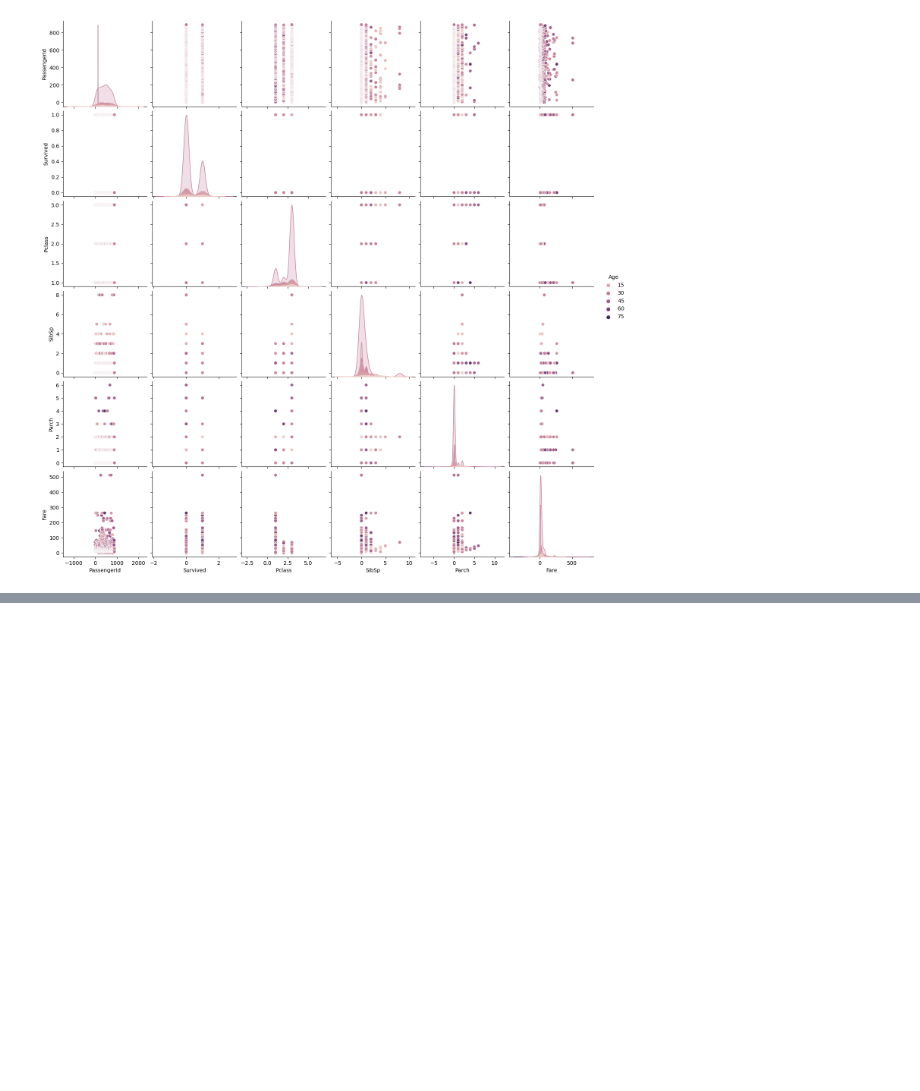
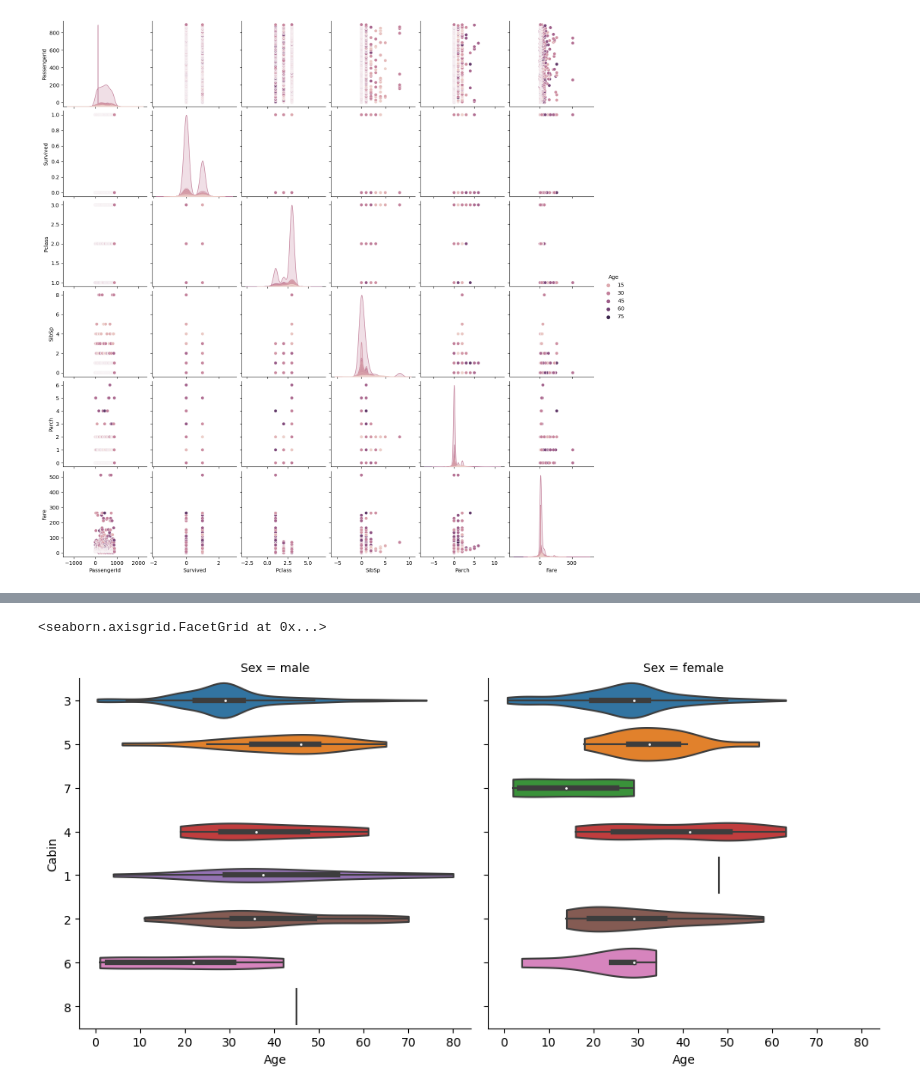
Before and after one commit to LegitMarkus/Titanix-KI, a Jupyter notebook: Titanix.ipynb, the cells around one changed output, grey strips where cells are left out. Drawn from its saved outputs; the diff is of its cells as text; code cells hidden in the pictures; blank space fills up the shorter version.

Commit message:
add lineplot,catplot,pairplot

```diff
--- a/Titanix.ipynb
+++ b/Titanix.ipynb
@@ -455,0 +460,5 @@ sns.pairplot(data=titanixdata, hue='Survived')
+# %%
+sns.catplot(data=titanixdata, x='Age', y='Cabin', col='Sex',kind='violin', orient='h', cut=0)
+# %% [output]
+<seaborn.axisgrid.FacetGrid at 0x...>
+[figure, added]
```
Also changed, not shown: parts of 4 cells of this notebook.
